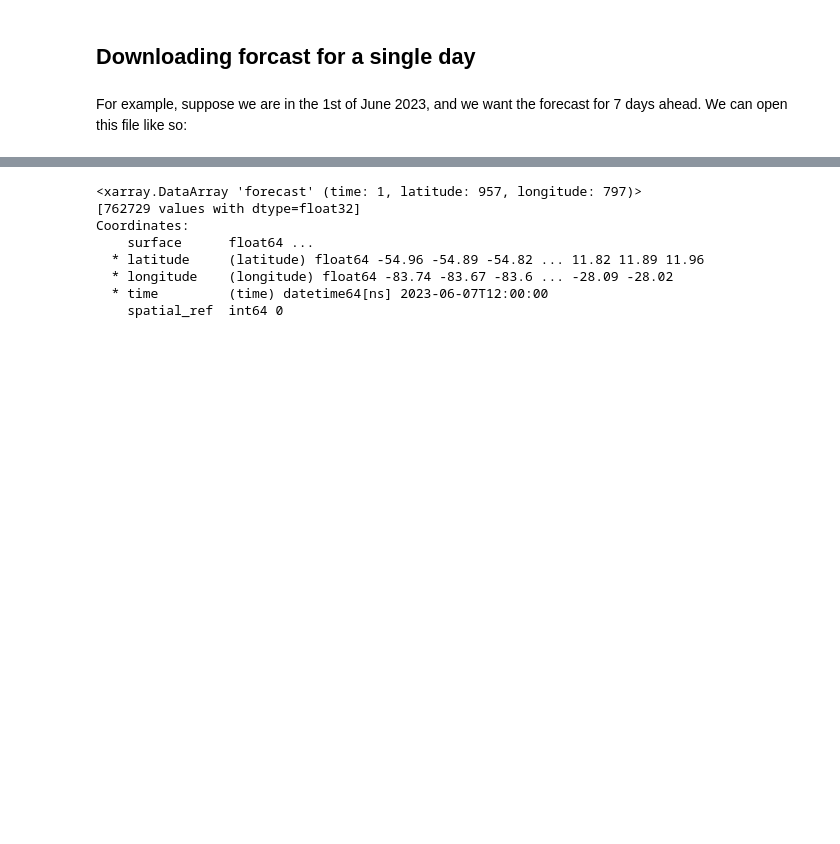
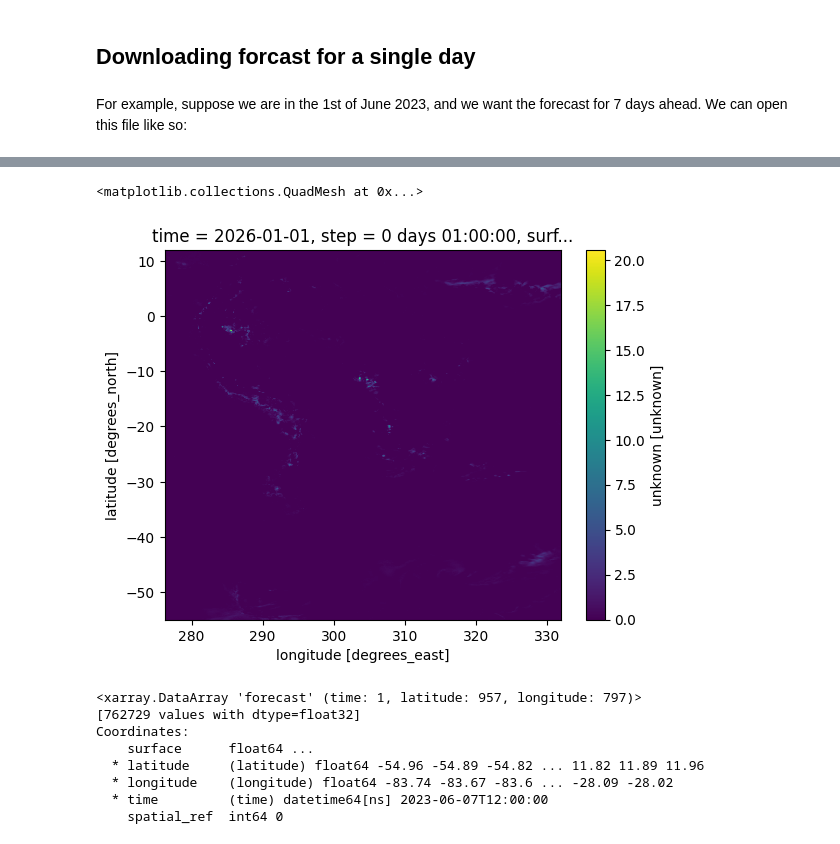
Before and after one commit to cordmaur/merge-downloader, a Jupyter notebook: nbs/03-Forecasts.ipynb, the cells around one changed output, grey strips where cells are left out. Cells and saved outputs as stored; diff of their text form; code cells hidden in the pictures; blank space fills up the shorter version.

```diff
--- a/nbs/03-Forecasts.ipynb
+++ b/nbs/03-Forecasts.ipynb
@@ -38,3 +60,13 @@ mg.plot()
 ## Downloading forcast for a single day
 # %% [markdown]
 For example, suppose we are in the 1st of June 2023, and we want the forecast for 7 days ahead. We can open this file like so:
+# %%
+# add handler to stdout for Jupyter notebooks
+import sys
+stream_handler = logging.StreamHandler(sys.stdout)
+stream_handler.setLevel(logging.DEBUG)
+downloader._logger.addHandler(stream_handler)
+
+downloader._file_downloader.logger.addHandler(stream_handler)
+# %%
+forecast = downloader.get_file("2026-01-01", InpeTypes.HOURLY_WRF, forecast_datetime="2026-01-01 03:00")
@@ -40,0 +215,5 @@ For example, suppose we are in the 1st of June 2023, and we want the forecast fo
+# %%
+import xarray as xr
+
+ds = xr.open_dataset(forecast)
+ds
@@ -40,0 +240,5 @@ For example, suppose we are in the 1st of June 2023, and we want the forecast fo
+# %%
+ds["unknown"].plot()
+# %% [output]
+<matplotlib.collections.QuadMesh at 0x...>
+[figure, added]
```
Also changed, not shown: parts of 23 cells of this notebook, 7 other files.
